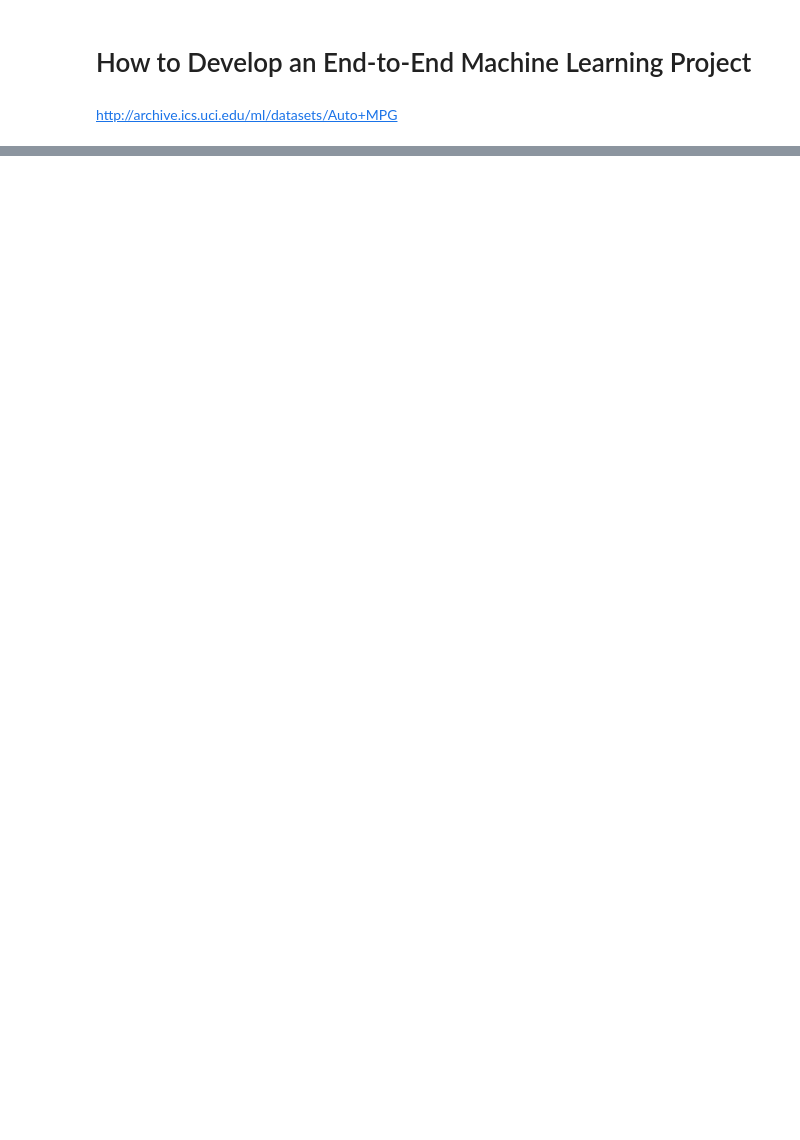
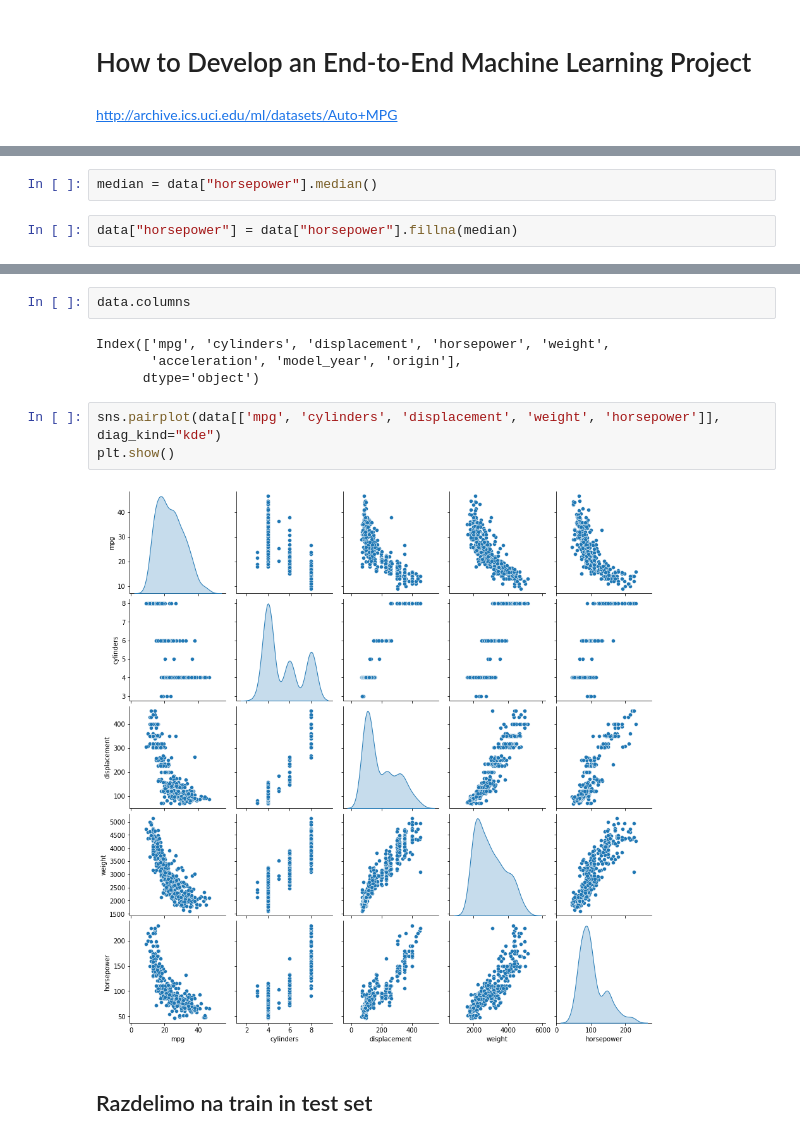
Before and after one commit to icta-tecaji/python-machine-learning-public, a Jupyter notebook: 08_Prakticni_primeri_iz_strojnega_ucenja/01_End_to_End_Machine_Learning_Project_CLEAN.ipynb, the cells around one changed output, grey strips where cells are left out. Saved outputs shown, nothing was run; the diff lists cells and outputs as text; blank space fills up the shorter version.

```diff
--- a/08_Prakticni_primeri_iz_strojnega_ucenja/01_End_to_End_Machine_Learning_Project_CLEAN.ipynb
+++ b/08_Prakticni_primeri_iz_strojnega_ucenja/01_End_to_End_Machine_Learning_Project_CLEAN.ipynb
@@ -4,0 +112,4 @@ http://archive.ics.uci.edu/ml/datasets/Auto+MPG
+# %%
+median = data["horsepower"].median()
+# %%
+data["horsepower"] = data["horsepower"].fillna(median)
@@ -4,0 +150,13 @@ http://archive.ics.uci.edu/ml/datasets/Auto+MPG
+# %%
+data.columns
+# %% [output]
+Index(['mpg', 'cylinders', 'displacement', 'horsepower', 'weight',
+       'acceleration', 'model_year', 'origin'],
+      dtype='object')
+# %%
+sns.pairplot(data[['mpg', 'cylinders', 'displacement', 'weight', 'horsepower']], diag_kind="kde")
+plt.show()
+# %% [output]
+[figure, added]
+# %% [markdown]
+## Razdelimo na train in test set
```
Also changed, not shown: parts of 36 cells of this notebook, 3 other files.
